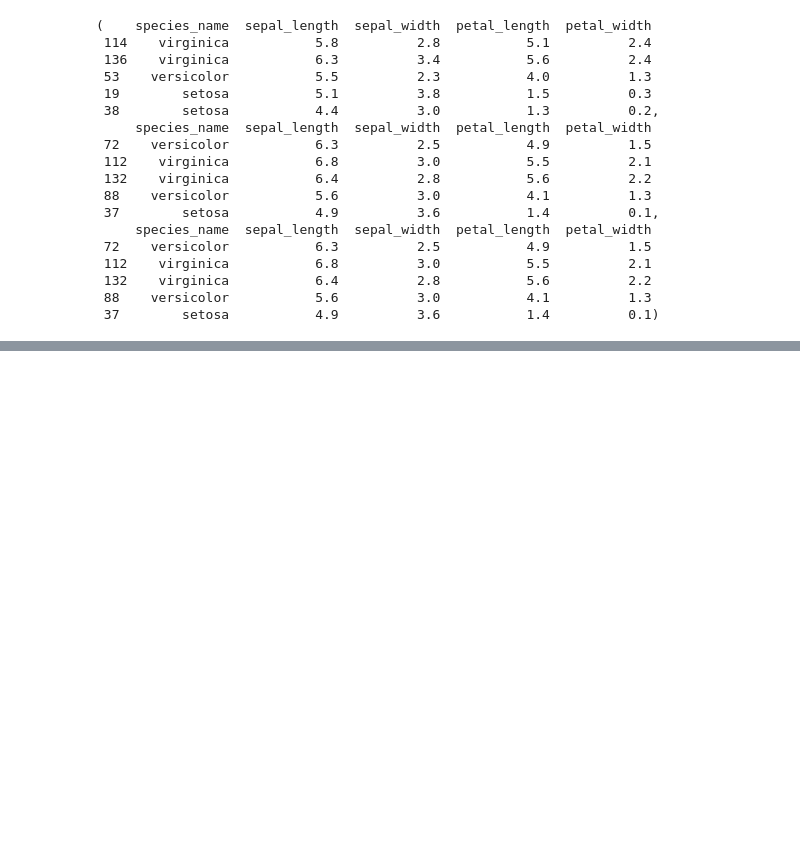
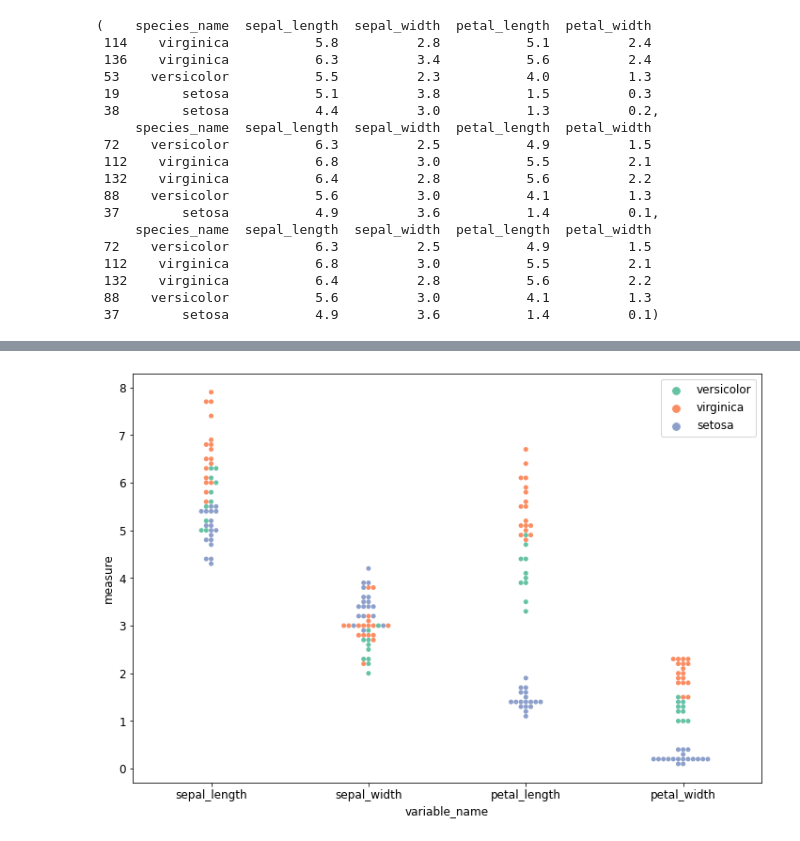
Before and after one commit to ljackson707/classification-exercises, a Jupyter notebook: classification_exercises3.ipynb, the cells around one changed output, grey strips where cells are left out. Cells and saved outputs as stored; diff of their text form; code cells hidden in the pictures; blank space fills up the shorter version.

```diff
--- a/classification_exercises3.ipynb
+++ b/classification_exercises3.ipynb
@@ -173,2 +181,5 @@ df = df.drop(columns='species_id')
+# %%
+plt.rc('font', size = 12)
+plt.rc('figure', figsize= (12, 8))
 # %%
 train, validate, test = split(df)
@@ -218,0 +216,3 @@ plt.legend()
+# %%
+iris_melt = test.melt(id_vars=['species_name'], var_name='variable_name', value_name='measure')
+iris_melt
@@ -218,0 +233,6 @@ plt.legend()
+# %%
+sns.swarmplot(x="variable_name", y="measure", data=iris_melt, hue="species_name", palette="Set2")
+plt.legend()
+plt.show()
+# %% [output]
+[figure, added]
```
Also changed, not shown: parts of 17 cells of this notebook.
